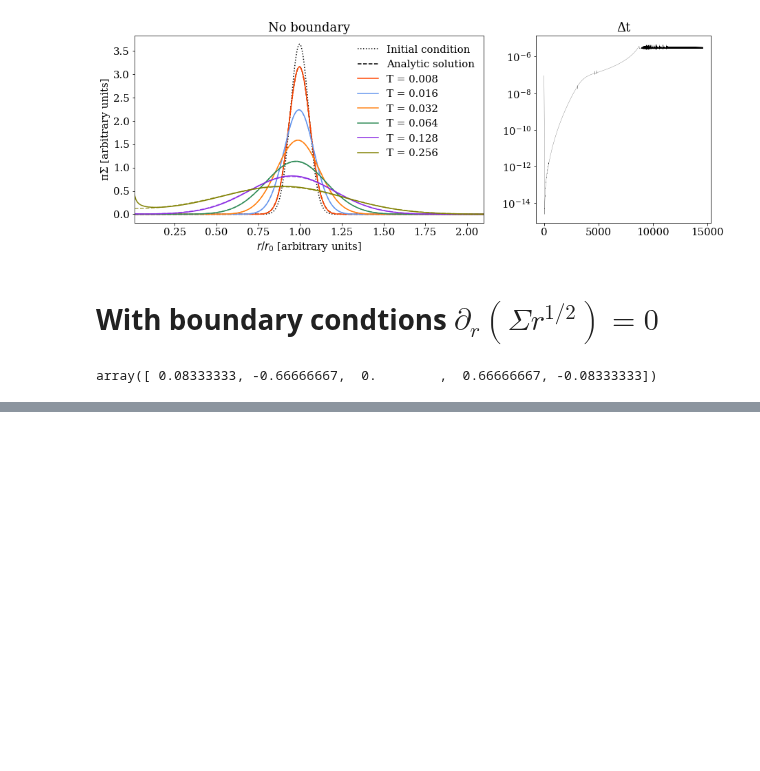
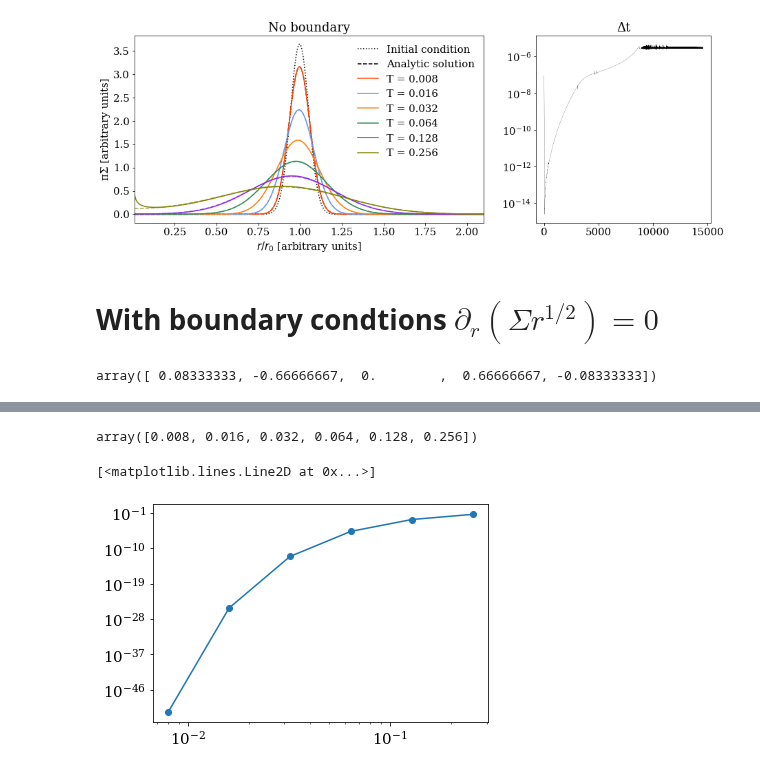
Before and after one commit to agent031/bachelor_code, a Jupyter notebook: Explicit_solutions/explicit_green.ipynb, the cells around one changed output, grey strips where cells are left out. Saved outputs shown, nothing was run; the diff lists cells and outputs as text; code cells hidden in the pictures; blank space fills up the shorter version.

```diff
--- a/Explicit_solutions/explicit_green.ipynb
+++ b/Explicit_solutions/explicit_green.ipynb
@@ -206,3 +214,15 @@ i_t
+# %%
+T_step
+# %% [output]
+array([0.008, 0.016, 0.032, 0.064, 0.128, 0.256])
+# %%
+anal_evolve = []
+for T in T_step:
+    anal_evolve.append(analytic_green(r[0], T))
+plt.loglog(T_step, np.asarray(anal_evolve), '-o')
+# %% [output]
+[<matplotlib.lines.Line2D at 0x...>]
+[figure, added]
 # %%
 fig, axs = plt.subplots(1,2, figsize = (20, 5), gridspec_kw={'width_ratios': [2, 1]})
 
```
Also changed, not shown: parts of 7 cells of this notebook.
